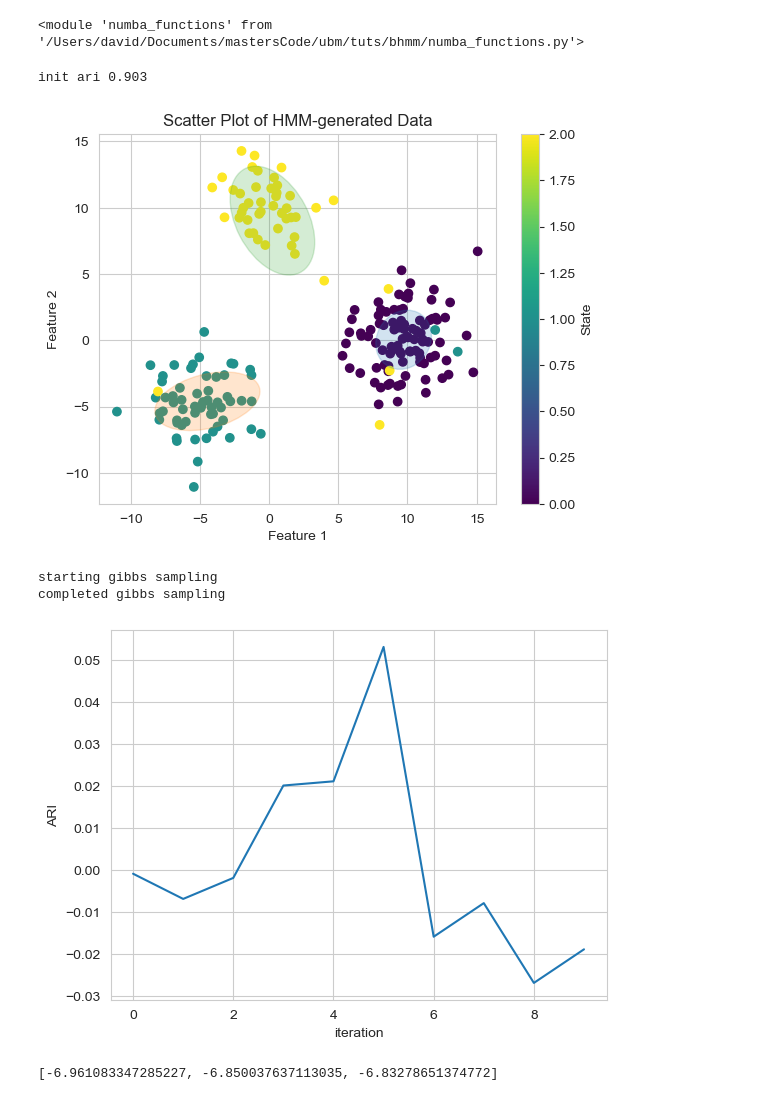
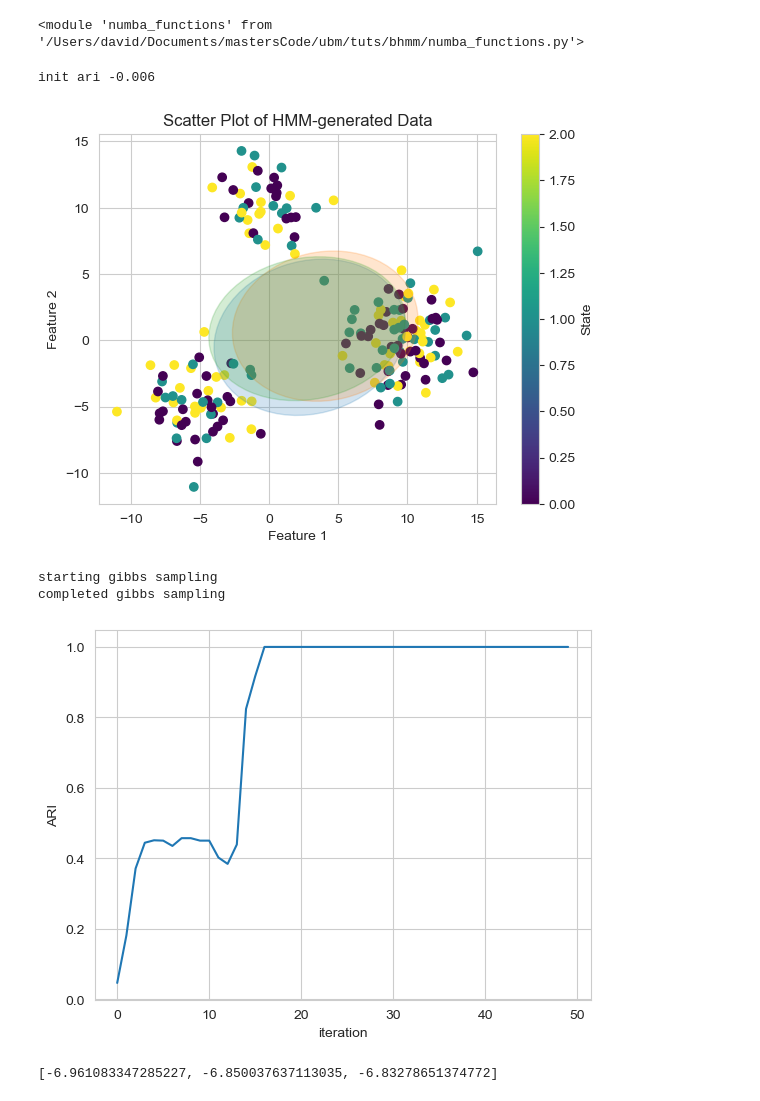
Before and after one commit to Davidjames9610/ubm, a Jupyter notebook: tuts/bhmm/mv_bayesian_hmm.ipynb, the cells around one changed output. Saved outputs shown, nothing was run; the diff lists cells and outputs as text; code cells hidden in the pictures.

Commit message:
hmm_gibbs working

```diff
--- a/tuts/bhmm/mv_bayesian_hmm.ipynb
+++ b/tuts/bhmm/mv_bayesian_hmm.ipynb
@@ -70,26 +71,26 @@ class BayesianHMM():
         Z_mat = np.random.multinomial(n=1, pvals=self.pi, size=self.N)
         _, self.Z = np.where(Z_mat == 1) # N x 1 component number
 
-        self.alpha0 = np.ones(K) * 100 / self.K  # small prior
-        self.rho0 = np.array([np.ones(K) * 100 / self.K for i in range(K)]) # small prior
+        self.alpha0 = np.ones(K) * 1 / self.K  # small prior
+        self.rho0 = np.array([np.ones(K) * 1 / self.K for i in range(K)]) # small prior
         # update alpha0 here for weights to collapse
 
         # true means
         kmeans = KMeans(n_clusters=K, random_state=42)
         kmeans.fit(X)
-        self.true_means_ = kmeans.cluster_centers_
-        self.true_covars_ = [np.cov(X[kmeans.labels_ == i], rowvar=False) for i in range(K)]
-
-        # shuffle labels
-        num_labels_to_replace = int(0.05 * len(kmeans.labels_))
-        # Generate random labels between 0 and k
-        random_labels = np.random.randint(0, K, num_labels_to_replace)
-        # Replace 10% of the labels with random numbers
-        shuffled_labels = np.copy(kmeans.labels_)
-        replace_indices = np.random.choice(len(shuffled_labels), num_labels_to_replace, replace=False)
-        shuffled_labels[replace_indices] = random_labels
-        # Assign the shuffled labels to self.Z
-        self.Z = shuffled_labels
+        # self.true_means_ = kmeans.cluster_centers_
+        # self.true_covars_ = [np.cov(X[kmeans.labels_ == i], rowvar=False) for i in range(K)]
+        #
+        # # shuffle labels
+        # num_labels_to_replace = int(0.05 * len(kmeans.labels_))
+        # # Generate random labels between 0 and k
+        # random_labels = np.random.randint(0, K, num_labels_to_replace)
+        # # Replace 10% of the labels with random numbers
+        # shuffled_labels = np.copy(kmeans.labels_)
+        # replace_indices = np.random.choice(len(shuffled_labels), num_labels_to_replace, replace=False)
+        # shuffled_labels[replace_indices] = random_labels
+        # # Assign the shuffled labels to self.Z
+        # self.Z = kmeans.labels_
         print('init ari', np.round(ari(self.Z_true, self.Z), 3))
 
 
@@ -129,7 +130,7 @@ class BayesianHMM():
         self.ARI = np.zeros((self.iterations))
         self.likelihood_history = []
 
-        plot_hmm.plot_hmm_data(loaded_data, my_hmm.Z, 3, my_hmm.mu, my_hmm.sigma)
+        plot_hmm.plot_hmm_data(loaded_data, self.Z, 3, self.mu, self.sigma)
 
         # hmm
         # self.gammas = None
@@ -176,7 +177,7 @@ class BayesianHMM():
         self.ARI = np.zeros((self.iterations))
         print('starting gibbs sampling')
         for it in range(self.iterations):
-            self.gibbs_sweep()
+            self.gibbs_sweep(it)
 
             # save trace
             # if it > self.burn_in:
@@ -205,7 +206,7 @@ class BayesianHMM():
         # return skl_gmm
 
     # one sweep of git sampler, return variables sampled
-    def gibbs_sweep(self):
+    def gibbs_sweep(self, it):
         # [1] sample params using assignments
         for k in range(self.K):
             # mu
@@ -226,39 +227,40 @@ class BayesianHMM():
 
         # sample pi
         alpha_k = self.nk + self.alpha0
         self.pi = dirichlet.rvs(size=1, alpha=alpha_k).flatten()
 
         # sample A
         rho_k = self.rho0 + self.get_rho_k()
         self.A = [dirichlet.rvs(alpha=rho_k[k], size=1).flatten() for k in range(self.K)]
         self.A = np.vstack(self.A)
 
         # [2] sample assignments using params
         self.Z = self.sample_states()
 
         # [3] update ss
         for k in range(self.K):
             self.nk[k] = np.sum(self.Z == k)
             # avoid zero assignments
             if self.nk[k] > 0:
                 self.x_bar[k] = np.mean(self.X[self.Z == k], axis=0)
             else:
                 # Reassign an empty component randomly
                 random_idx = np.random.randint(0, self.N)
                 self.Z[random_idx] = k
                 self.nk[k] = 1  # Increment the count
                 self.x_bar[k] = self.X[random_idx]
 
         return self.pi, self.mu, self.sigma
 
-my_hmm = BayesianHMM(loaded_data, loaded_ss, 3, iterations=10)
+my_hmm = BayesianHMM(loaded_data, loaded_ss, 3, iterations=50)
+my_hmm.fit()
 # some_var = my_hmm.init_priors()
 # %% [output]
-init ari 0.903
+init ari -0.006
-[figure, old version]
+[figure, new version]
+starting gibbs sampling
+completed gibbs sampling
 # %%
-my_hmm.fit()
-
 plt.plot(range(0,len(my_hmm.ARI)), my_hmm.ARI, marker="None")
 plt.xlabel('iteration')
 plt.ylabel('ARI')
@@ -266,9 +268,7 @@ plt.ylabel('ARI')
 plt.show()
 plt.close()
 # %% [output]
-starting gibbs sampling
-completed gibbs sampling
-[figure, old version]
+[figure, new version]
 # %%
 [multivariate_normal.logpdf(loaded_data[0], mean=mean, cov=cov) for mean, cov in zip(my_hmm.mu, my_hmm.sigma)]
 # %% [output]
```
Also changed, not shown: parts of 2 cells of this notebook, 1 other file.
